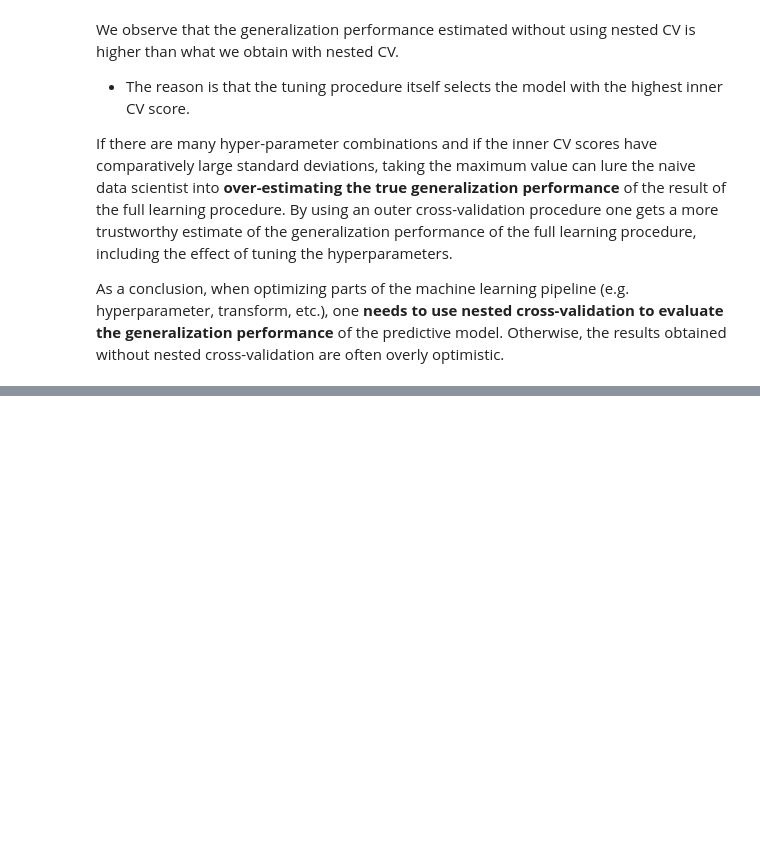
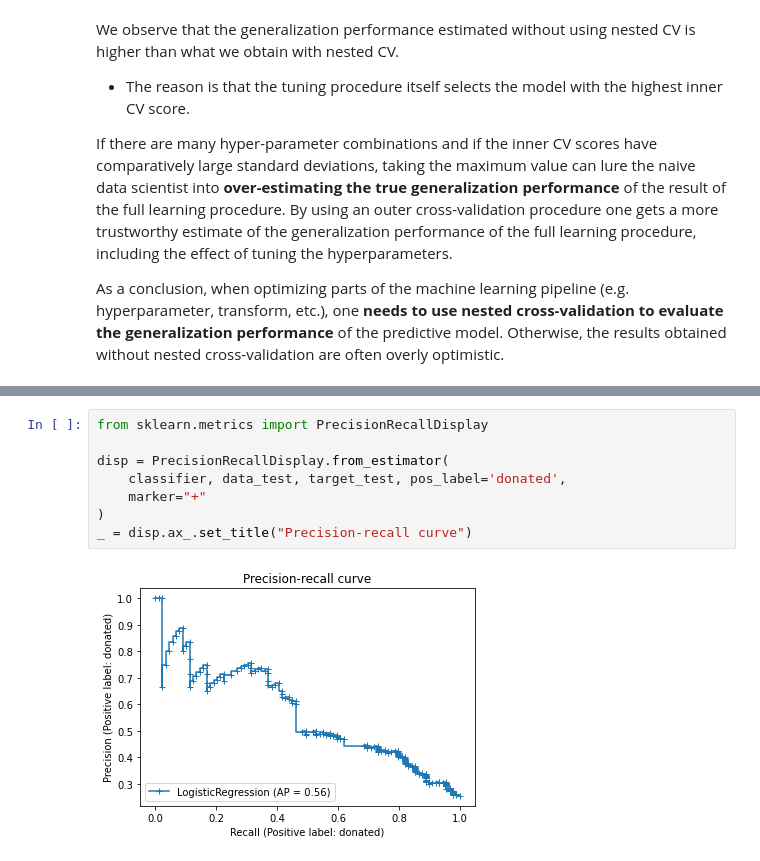
Before and after one commit to guy-green/Intro-to-ML, a Jupyter notebook: 7. Model Evaluation.ipynb, the cells around one changed output, grey strips where cells are left out. Drawn from its saved outputs; the diff is of its cells as text; blank space fills up the shorter version.

```diff
--- a/7. Model Evaluation.ipynb
+++ b/7. Model Evaluation.ipynb
@@ -1128,0 +1271,10 @@ As a conclusion, when optimizing parts of the machine learning pipeline (e.g. hy
+# %%
+from sklearn.metrics import PrecisionRecallDisplay
+
+disp = PrecisionRecallDisplay.from_estimator(
+    classifier, data_test, target_test, pos_label='donated',
+    marker="+"
+)
+_ = disp.ax_.set_title("Precision-recall curve")
+# %% [output]
+[figure, added]
```
Also changed, not shown: parts of 83 cells of this notebook.
